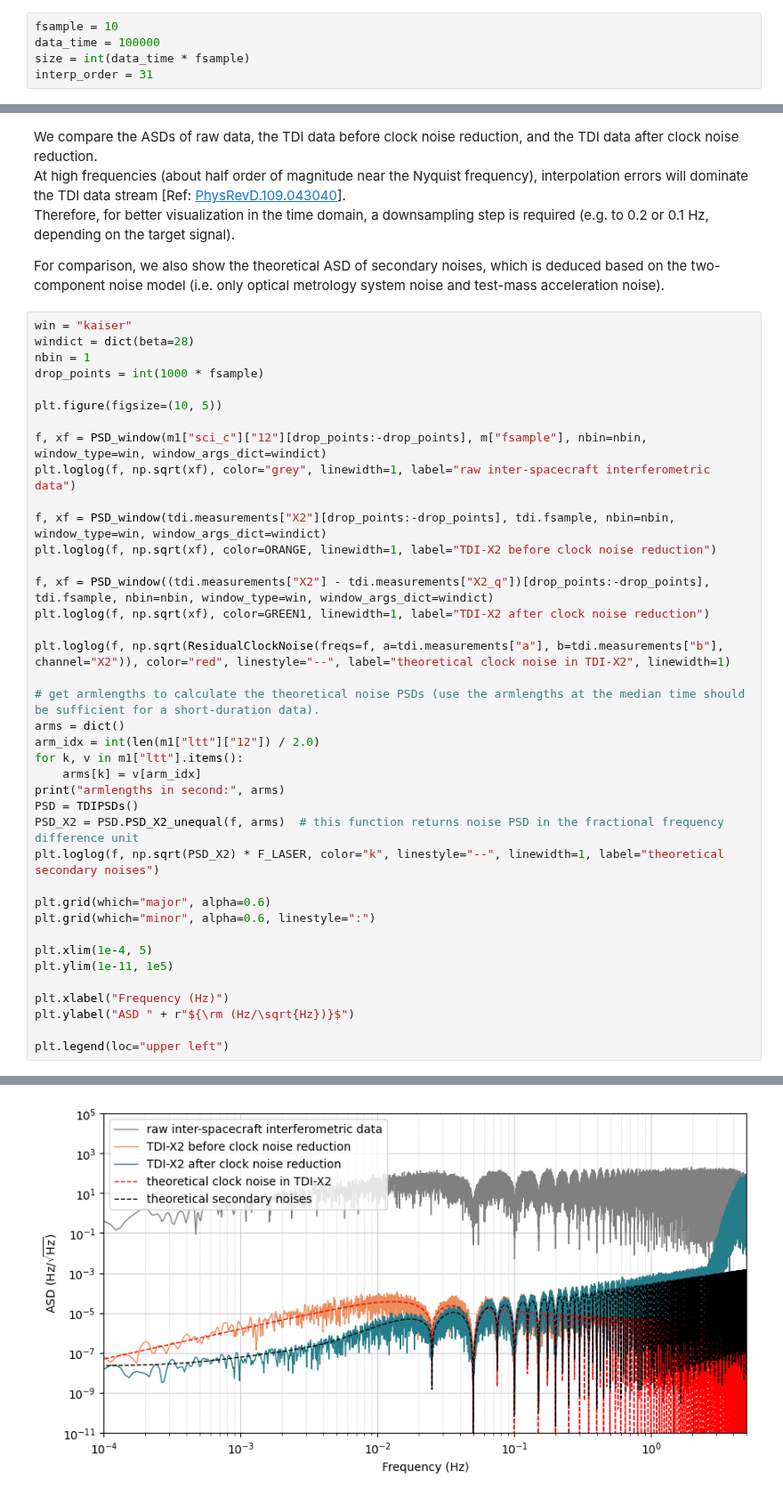
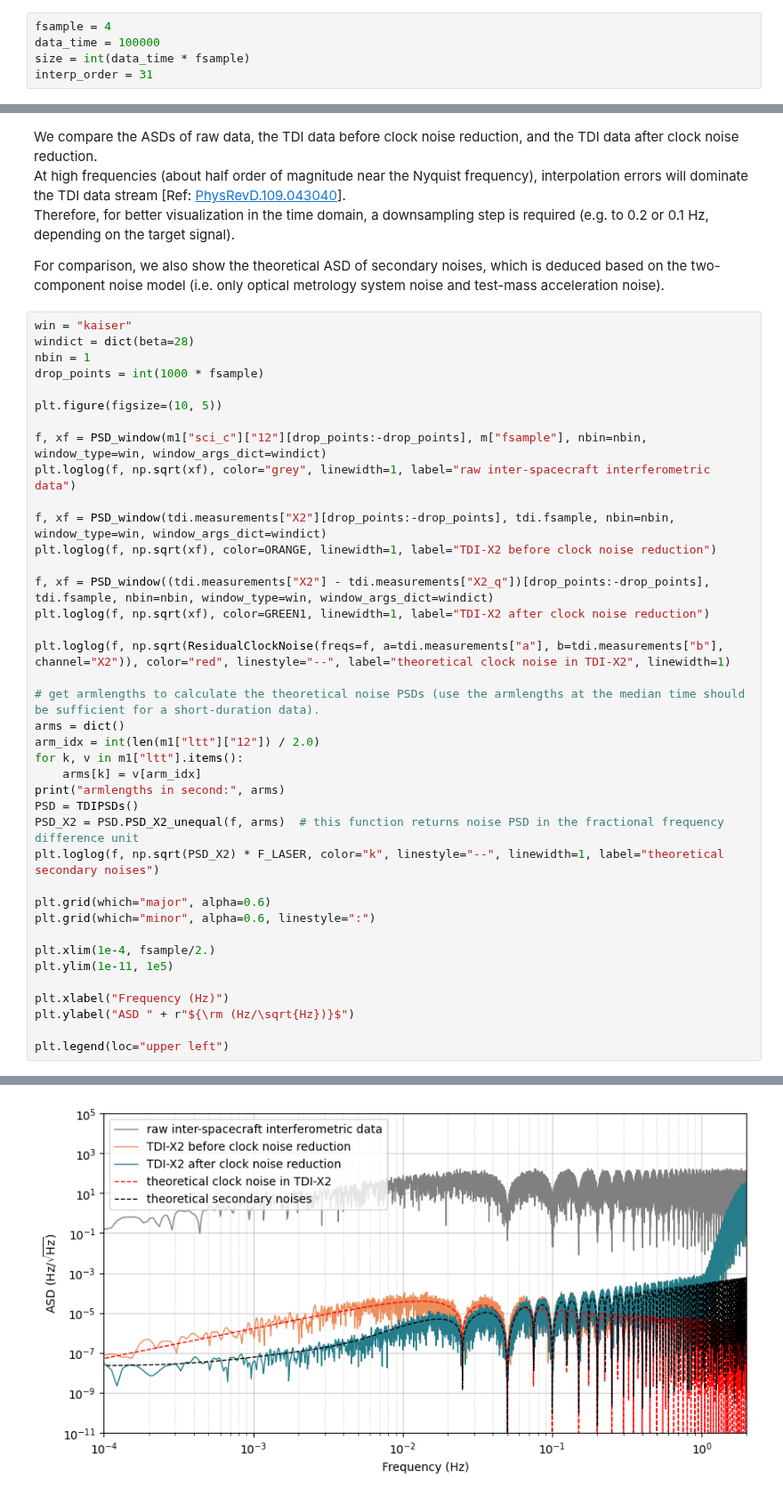
Before and after one commit to TriangleDataCenter/Triangle-Simulator, a Jupyter notebook: Tutorials/1_Demo_Laser_Interferometry_and_TDI.ipynb, the cells around one changed output, grey strips where cells are left out. Shown at 89% size. Drawn from its saved outputs; the diff is of its cells as text.

```diff
--- a/Tutorials/1_Demo_Laser_Interferometry_and_TDI.ipynb
+++ b/Tutorials/1_Demo_Laser_Interferometry_and_TDI.ipynb
@@ -249,7 +249,7 @@ One should notice that this is a good approximation only in the sense of overall
 Besides, in this demonstration all the noises are generated according to the theoretical PSDs, rather than from more physically grounded noise simulations
 (e.g. some of the noises used in TDC II are extracted from the numerical simulation of drag-free altitude control).
 # %%
-fsample = 10
+fsample = 4
 data_time = 100000
 size = int(data_time * fsample)
 interp_order = 31
@@ -432,7 +432,7 @@ plt.loglog(f, np.sqrt(PSD_X2) * F_LASER, color="k", linestyle="--", linewidth=1,
 plt.grid(which="major", alpha=0.6)
 plt.grid(which="minor", alpha=0.6, linestyle=":")
 
-plt.xlim(1e-4, 5)
+plt.xlim(1e-4, fsample/2.)
 plt.ylim(1e-11, 1e5)
 
 plt.xlabel("Frequency (Hz)")
@@ -444,2 +444,2 @@ armlengths in second: {'12': 9.965453274536197, '13': 9.97651918454476, '23': 10
 <matplotlib.legend.Legend at 0x...>
-[figure, old version]
+[figure, new version]
```
Also changed, not shown: parts of 4 cells of this notebook, 4 other files.
